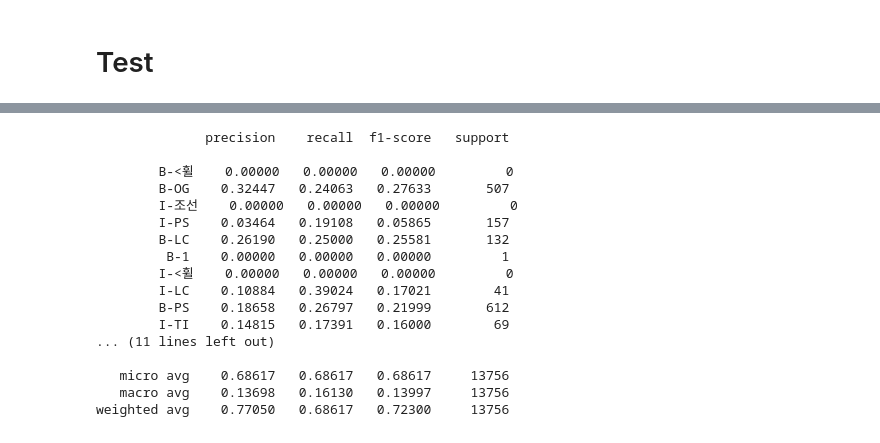
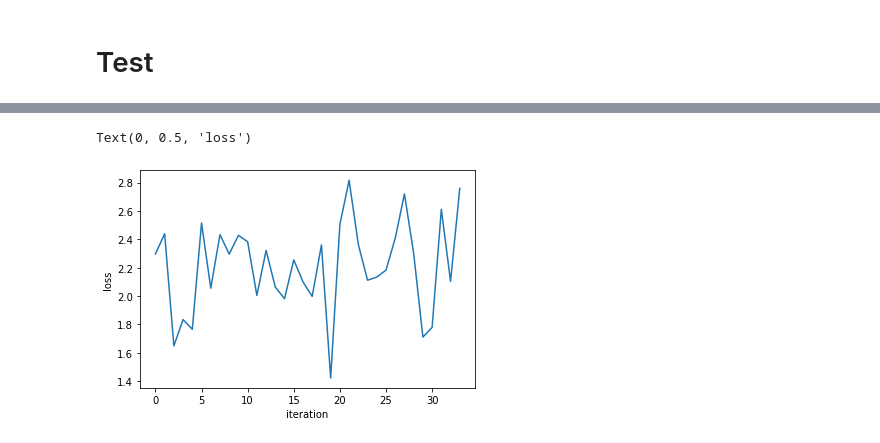
Before and after one commit to YHWOO13/JBNU-2022-SPRING, a Jupyter notebook: English world class tagging & Korean_Named Entity Recognition/Korean_Named Entity Recognition/korean_NER.ipynb, the cells around one changed output, grey strips where cells are left out. Saved outputs shown, nothing was run; the diff lists cells and outputs as text; code cells hidden in the pictures.

```diff
--- a/English world class tagging & Korean_Named Entity Recognition/Korean_Named Entity Recognition/korean_NER.ipynb
+++ b/English world class tagging & Korean_Named Entity Recognition/Korean_Named Entity Recognition/korean_NER.ipynb
@@ -288,10 +318,11 @@ Text(0, 0.5, 'accuracy')
 # %% [markdown]
 # Test
 # %%
-model.eval()
+model.eval() # switching to evalutating mode: a function that turns off layers that should not be used in the evaluation process.
 
-gold_list = []
+gold_list = [] # true
 pred_list = []
+draw_test = []
 
 with torch.no_grad():
     for iteration, batch in enumerate(dataloader_test):
@@ -303,10 +334,11 @@ with torch.no_grad():
         loss = CELoss(output.view(-1, output.size(-1)), batch_labels.view(-1))
 
         print('loss:', loss.item())
+        draw_test.append(loss.item())
+
         pred_ids = torch.argmax(output, dim = -1)
 
         # print(pred_ids)
-
         for g, p in zip(batch_labels, pred_ids):
             gold_mask = g != 0 #tag_converter.pad_id
 
@@ -315,6 +347,9 @@ with torch.no_grad():
             gold_list.append(gold)
             pred_list.append(pred)
 
-            print(gold)
-            print(pred)
+            # print(gold)
+            # print(pred)
+plt.plot(draw_test)
+plt.xlabel("iteration")
+plt.ylabel("loss")
 # %% [output]
@@ -338,3 +373,5 @@ loss: 1.8975913524627686
+Text(0, 0.5, 'loss')
+[figure, added]
 # %%
 gold_list_flat = []
 pred_list_flat = []
@@ -346,21 +383 @@ tag_to_id ={'PAD': 0, 'B-<휠': 1, 'B-OG': 2, 'I-조선': 3, 'I-PS': 4, 'B-LC':
               'B-목소': 11, 'O': 12, 'I-목소': 13, 'I-1': 14, 'I-': 15, 'B-조선': 16, 'I-OG': 17, 'B-': 18, 'I-DT': 19, 'B-TI': 20, 'B-DT': 21}
-# %%
-print(classification_report(gold_list_flat, pred_list_flat, digits = 5, labels=list(tag_to_id.keys())[1:]))
-# %% [output]
-              precision    recall  f1-score   support
-
-        B-<휠    0.00000   0.00000   0.00000         0
-        B-OG    0.32447   0.24063   0.27633       507
-        I-조선    0.00000   0.00000   0.00000         0
-        I-PS    0.03464   0.19108   0.05865       157
-        B-LC    0.26190   0.25000   0.25581       132
-         B-1    0.00000   0.00000   0.00000         1
-        I-<휠    0.00000   0.00000   0.00000         0
-        I-LC    0.10884   0.39024   0.17021        41
-        B-PS    0.18658   0.26797   0.21999       612
-        I-TI    0.14815   0.17391   0.16000        69
-... (11 lines left out)
-
-   micro avg    0.68617   0.68617   0.68617     13756
-   macro avg    0.13698   0.16130   0.13997     13756
-weighted avg    0.77050   0.68617   0.72300     13756
```
Also changed, not shown: parts of 16 cells of this notebook, 3 other files.
